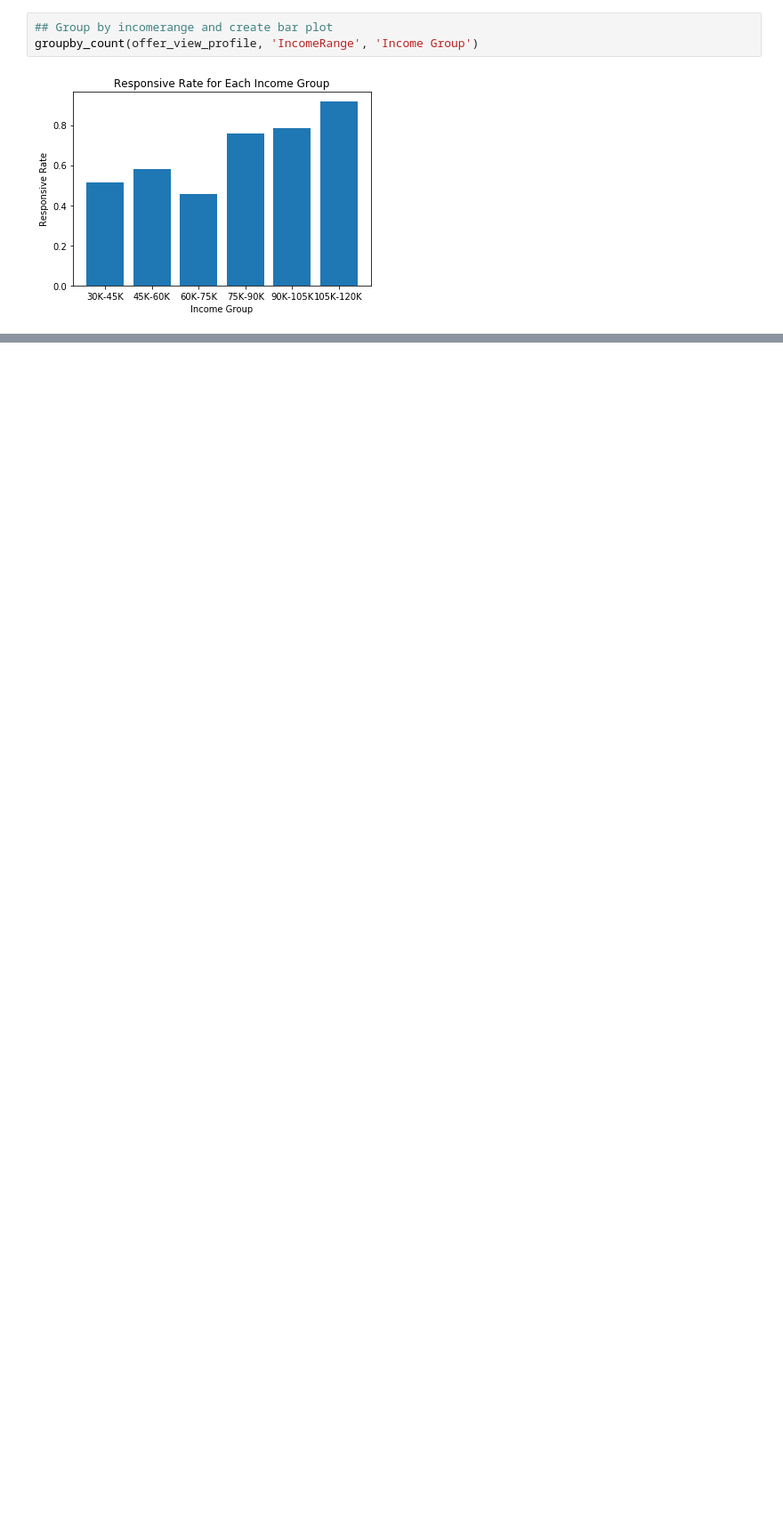
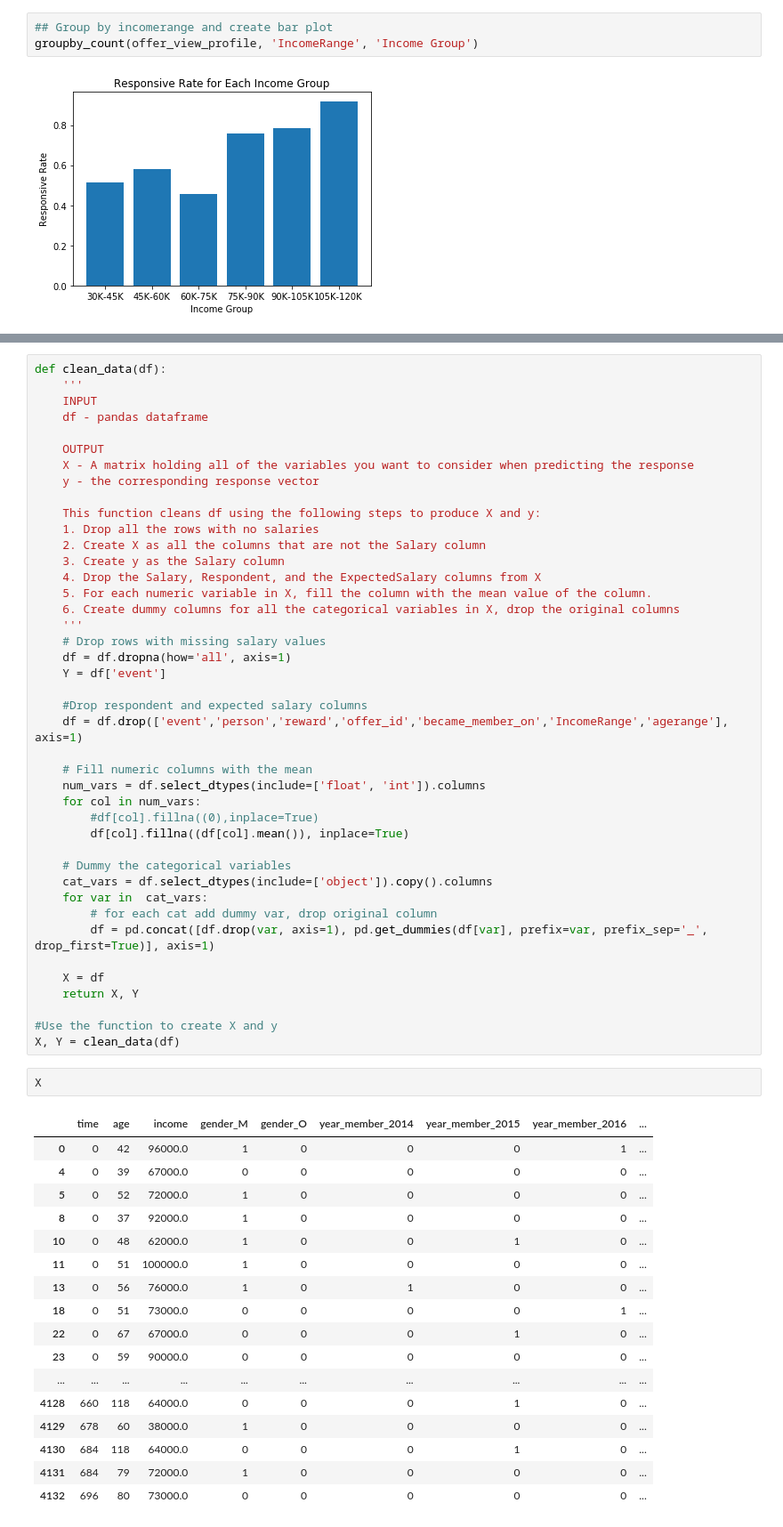
Before and after one commit to jingwenhuang96/Udacity_Starbucks_Capstone, a Jupyter notebook: Starbucks_Capstone_notebook.ipynb, the cells around one changed output, grey strips where cells are left out. Shown: that part at 89% size. Drawn from its saved outputs; the diff is of its cells as text; blank space fills up the shorter version.

```diff
--- a/Starbucks_Capstone_notebook.ipynb
+++ b/Starbucks_Capstone_notebook.ipynb
@@ -422,0 +459,62 @@ groupby_count(offer_view_profile, 'IncomeRange', 'Income Group')
+# %%
+def clean_data(df):
+    '''
+    INPUT
+    df - pandas dataframe
+
+    OUTPUT
+    X - A matrix holding all of the variables you want to consider when predicting the response
+    y - the corresponding response vector
+
+    This function cleans df using the following steps to produce X and y:
+    1. Drop all the rows with no salaries
+    2. Create X as all the columns that are not the Salary column
+    3. Create y as the Salary column
+    4. Drop the Salary, Respondent, and the ExpectedSalary columns from X
+    5. For each numeric variable in X, fill the column with the mean value of the column.
+    6. Create dummy columns for all the categorical variables in X, drop the original columns
+    '''
+    # Drop rows with missing salary values
+    df = df.dropna(how='all', axis=1)
+    Y = df['event']
+
+    #Drop respondent and expected salary columns
+    df = df.drop(['event','person','reward','offer_id','became_member_on','IncomeRange','agerange'], axis=1)
+
+    # Fill numeric columns with the mean
+    num_vars = df.select_dtypes(include=['float', 'int']).columns
+    for col in num_vars:
+        #df[col].fillna((0),inplace=True)
+        df[col].fillna((df[col].mean()), inplace=True)
+
+    # Dummy the categorical variables
+    cat_vars = df.select_dtypes(include=['object']).copy().columns
+    for var in  cat_vars:
+        # for each cat add dummy var, drop original column
+        df = pd.concat([df.drop(var, axis=1), pd.get_dummies(df[var], prefix=var, prefix_sep='_', drop_first=True)], axis=1)
+
+    X = df
+    return X, Y
+
+#Use the function to create X and y
+X, Y = clean_data(df)
+# %%
+X
+# %% [output]
+|  | time | age | income | gender_M | gender_O | year_member_2014 | year_member_2015 | year_member_2016 | ... |
+| 0 | 0 | 42 | 96000.0 | 1 | 0 | 0 | 0 | 1 | ... |
+| 4 | 0 | 39 | 67000.0 | 0 | 0 | 0 | 0 | 0 | ... |
+| 5 | 0 | 52 | 72000.0 | 1 | 0 | 0 | 0 | 0 | ... |
+| 8 | 0 | 37 | 92000.0 | 1 | 0 | 0 | 0 | 0 | ... |
+| 10 | 0 | 48 | 62000.0 | 1 | 0 | 0 | 1 | 0 | ... |
+| 11 | 0 | 51 | 100000.0 | 1 | 0 | 0 | 0 | 0 | ... |
+| 13 | 0 | 56 | 76000.0 | 1 | 0 | 1 | 0 | 0 | ... |
+| 18 | 0 | 51 | 73000.0 | 0 | 0 | 0 | 0 | 1 | ... |
+| 22 | 0 | 67 | 67000.0 | 0 | 0 | 0 | 1 | 0 | ... |
+| 23 | 0 | 59 | 90000.0 | 0 | 0 | 0 | 0 | 0 | ... |
+| ... | ... | ... | ... | ... | ... | ... | ... | ... | ... |
+| 4128 | 660 | 118 | 64000.0 | 0 | 0 | 0 | 1 | 0 | ... |
+| 4129 | 678 | 60 | 38000.0 | 1 | 0 | 0 | 0 | 0 | ... |
+| 4130 | 684 | 118 | 64000.0 | 0 | 0 | 0 | 1 | 0 | ... |
+| 4131 | 684 | 79 | 72000.0 | 1 | 0 | 0 | 0 | 0 | ... |
+| 4132 | 696 | 80 | 73000.0 | 0 | 0 | 0 | 0 | 0 | ... |
```
Also changed, not shown: parts of 23 cells of this notebook.
